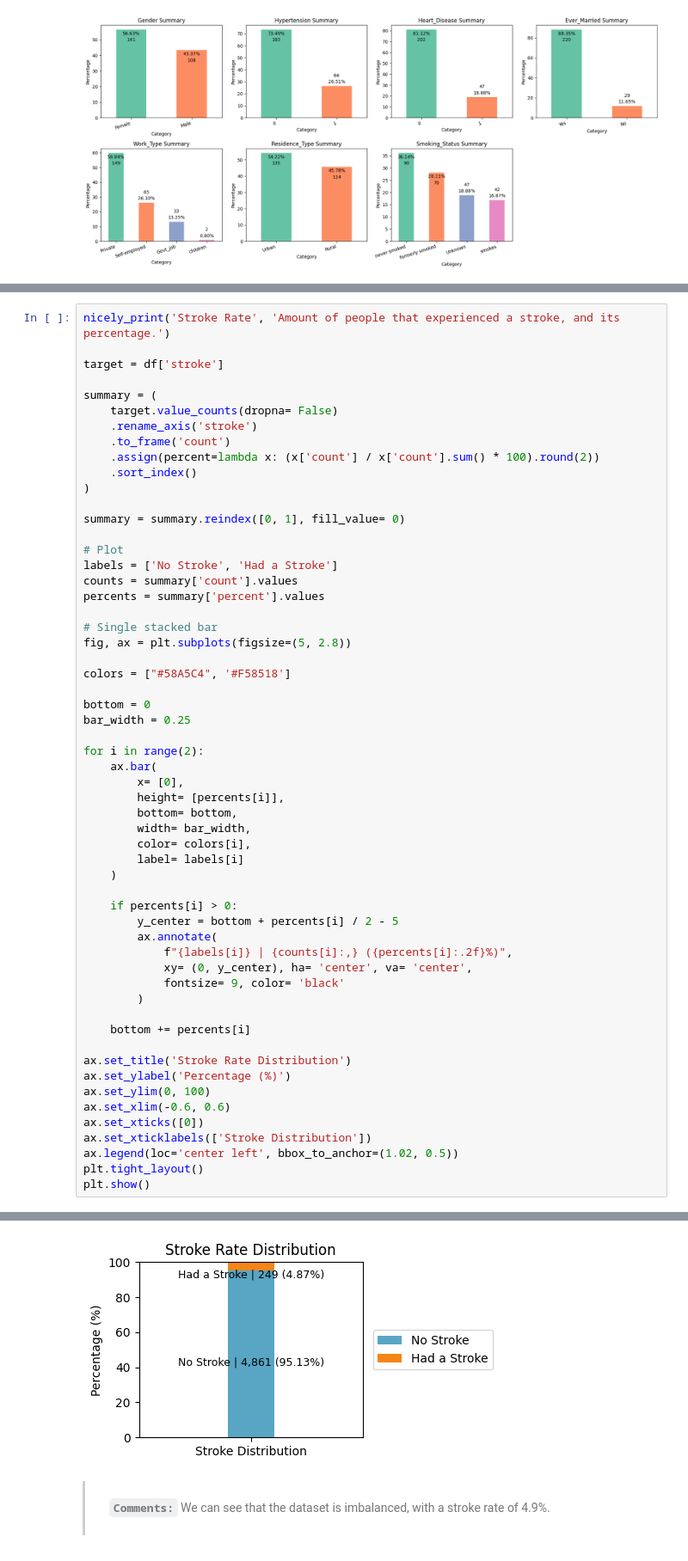
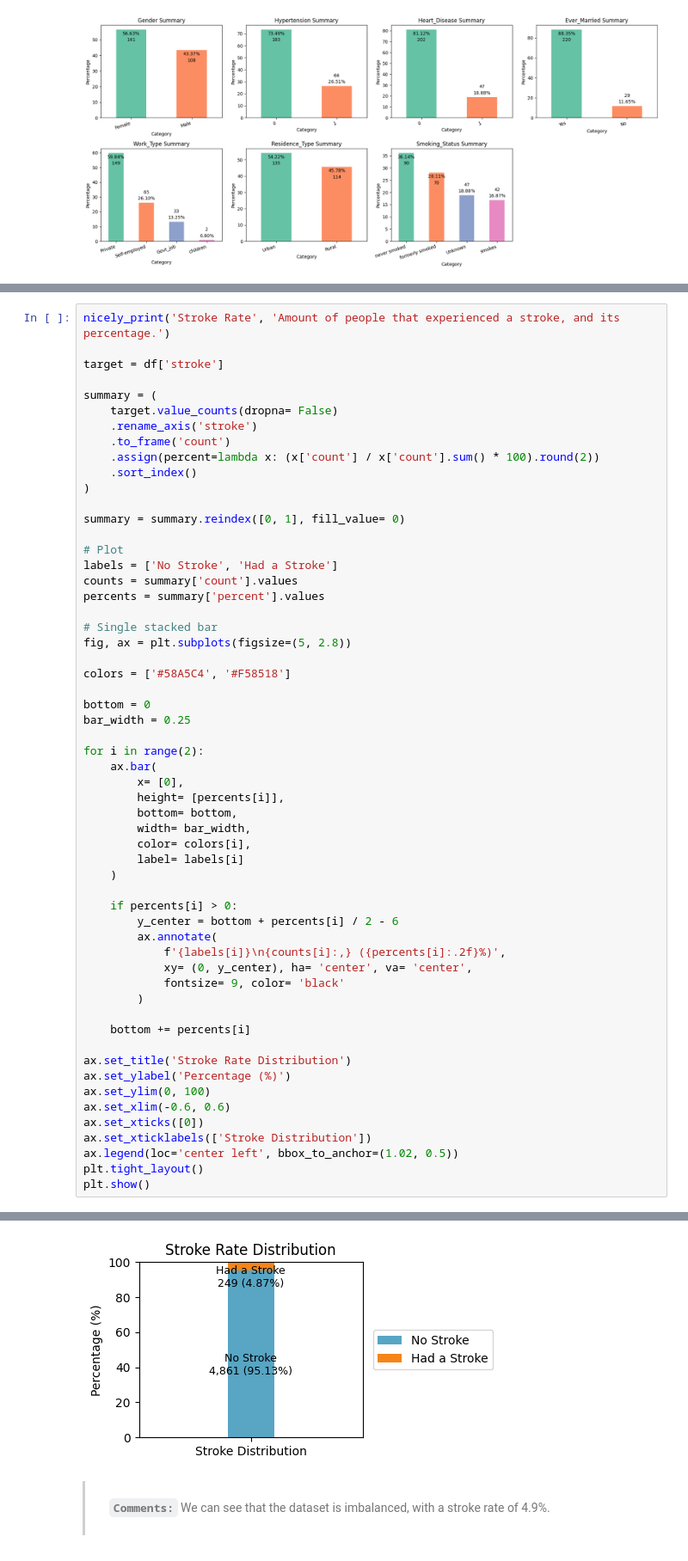
Before and after one commit to stefanosPanteli/EPL448_Team1_StrokePrediction, a Jupyter notebook: project.ipynb, the cells around one changed output, grey strips where cells are left out. Shown at 86% size. Drawn from its saved outputs; the diff is of its cells as text.

```diff
--- a/project.ipynb
+++ b/project.ipynb
@@ -381,43 +389,43 @@ percents = summary['percent'].values
 # Single stacked bar
 fig, ax = plt.subplots(figsize=(5, 2.8))
 
-colors = ["#58A5C4", '#F58518']
+colors = ['#58A5C4', '#F58518']
 
 bottom = 0
 bar_width = 0.25
 
 for i in range(2):
     ax.bar(
         x= [0],
         height= [percents[i]],
         bottom= bottom,
         width= bar_width,
         color= colors[i],
         label= labels[i]
     )
 
     if percents[i] > 0:
-        y_center = bottom + percents[i] / 2 - 5
+        y_center = bottom + percents[i] / 2 - 6
         ax.annotate(
-            f"{labels[i]} | {counts[i]:,} ({percents[i]:.2f}%)",
+            f'{labels[i]}\n{counts[i]:,} ({percents[i]:.2f}%)',
             xy= (0, y_center), ha= 'center', va= 'center',
             fontsize= 9, color= 'black'
         )
 
     bottom += percents[i]
 
 ax.set_title('Stroke Rate Distribution')
 ax.set_ylabel('Percentage (%)')
 ax.set_ylim(0, 100)
 ax.set_xlim(-0.6, 0.6)
 ax.set_xticks([0])
 ax.set_xticklabels(['Stroke Distribution'])
 ax.legend(loc='center left', bbox_to_anchor=(1.02, 0.5))
 plt.tight_layout()
 plt.show()
 # %% [output]
 Stroke Rate Amount of people that experienced a stroke, and its percentage.
-[figure, old version]
+[figure, new version]
 # %% [markdown]
 > <br>&emsp;**`Comments:`** We can see that the dataset is imbalanced, with a stroke rate of 4.9%.<br>&emsp;
 # %%
```
Also changed, not shown: parts of 42 cells of this notebook.
